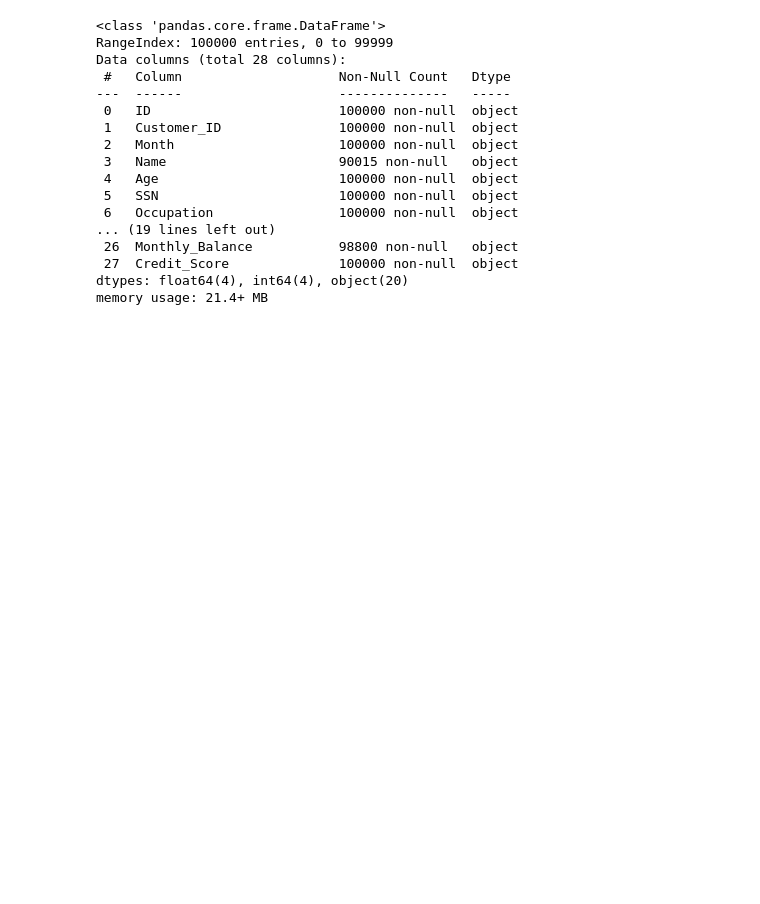
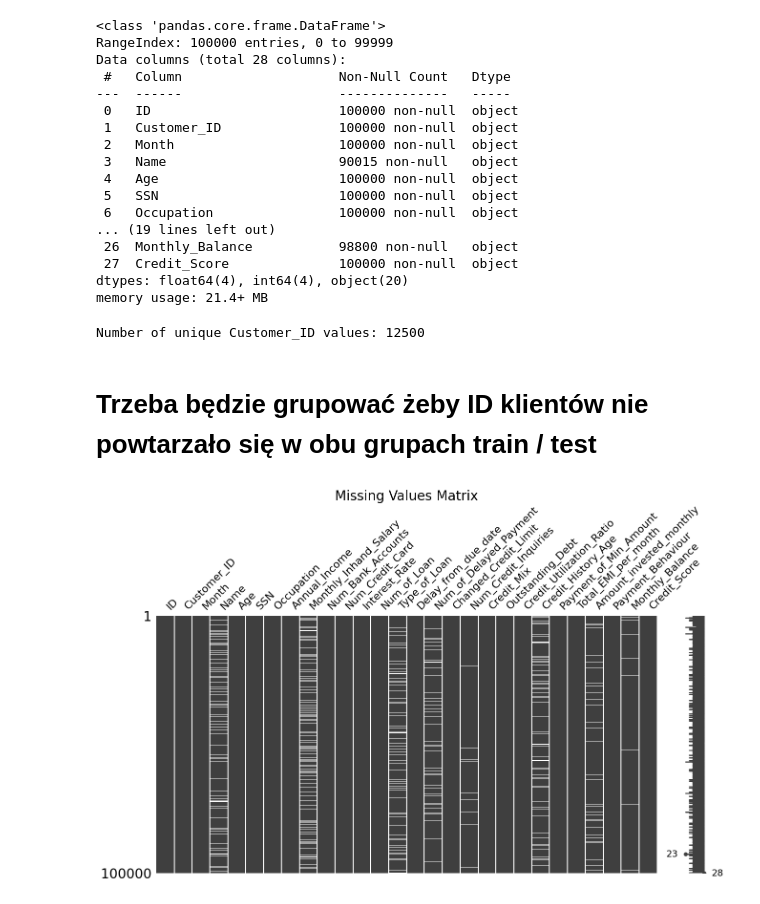
Before and after one commit to s24118-ui/ASI, a Jupyter notebook: Projekt_ASI.ipynb, the cells around one changed output. Cells and saved outputs as stored; diff of their text form; code cells hidden in the pictures; blank space fills up the shorter version.

```diff
--- a/Projekt_ASI.ipynb
+++ b/Projekt_ASI.ipynb
@@ -29,3 +31,16 @@ Data columns (total 28 columns):
  27  Credit_Score              100000 non-null  object
 dtypes: float64(4), int64(4), object(20)
 memory usage: 21.4+ MB
+# %%
+print(f"Number of unique Customer_ID values: {df['Customer_ID'].nunique()}")
+duplicate_customer_ids = df[df.duplicated(subset=['Customer_ID'], keep=False)]
+# %% [output]
+Number of unique Customer_ID values: 12500
+# %% [markdown]
+# Trzeba będzie grupować żeby ID klientów nie powtarzało się w obu grupach train / test
+# %%
+msno.matrix(df, figsize=(15, 7))
+plt.title('Missing Values Matrix', fontsize=20)
+plt.show()
+# %% [output]
+[figure, added]
```
Also changed, not shown: parts of 29 cells of this notebook.
